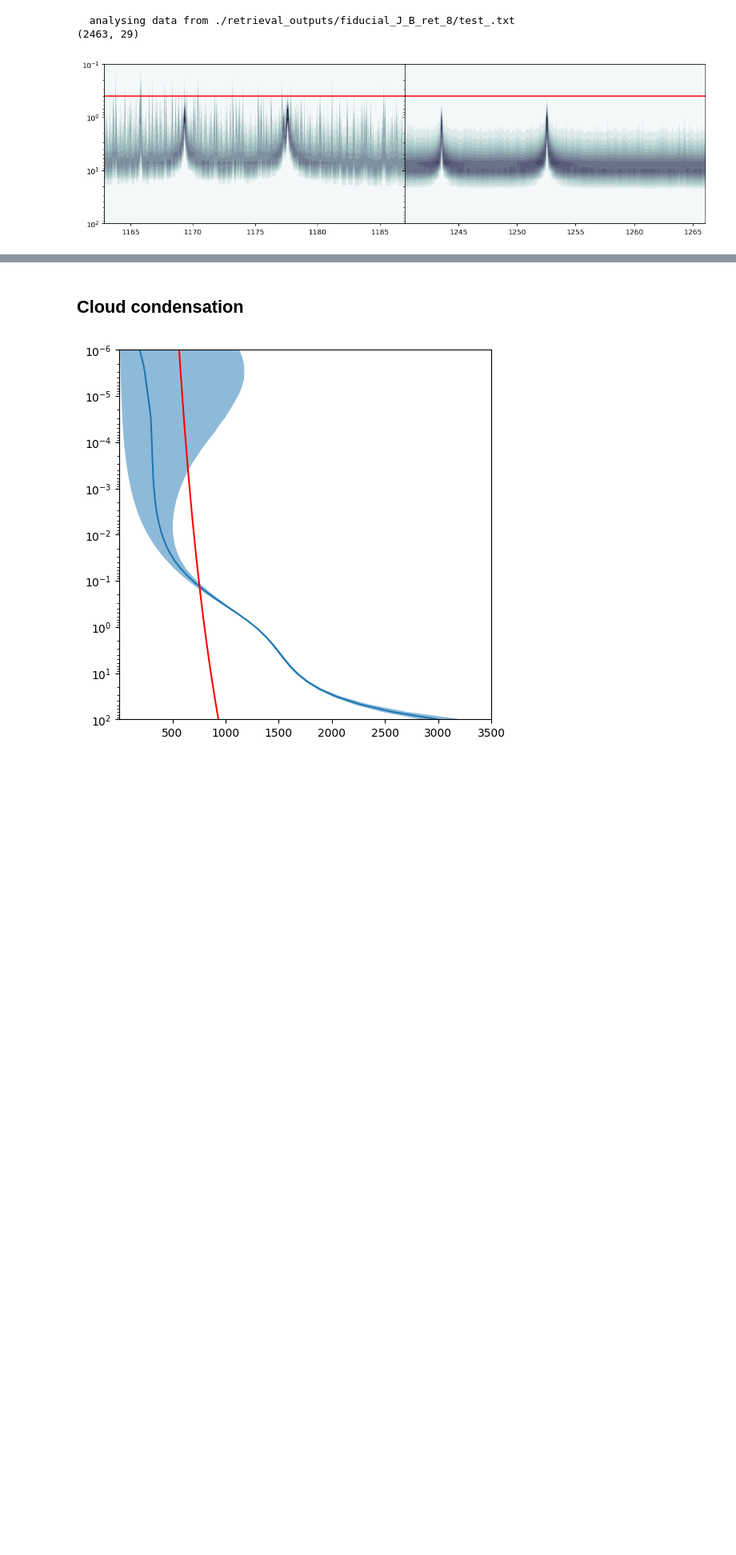
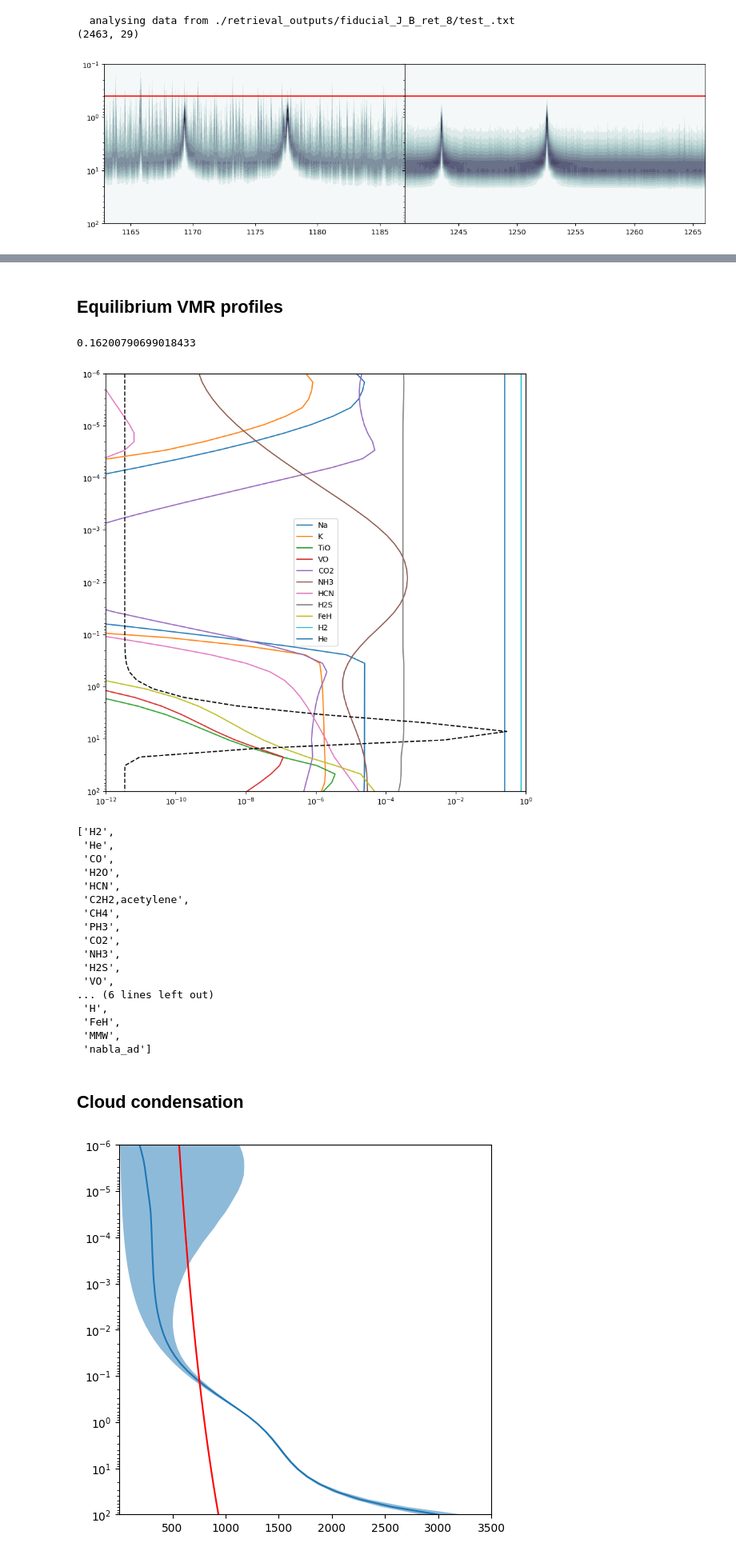
Before and after one commit to samderegt/retrieval_base, a Jupyter notebook: Luhman_16/test_K_lines.ipynb, the cells around one changed output, grey strips where cells are left out. Shown at 80% size. Saved outputs shown, nothing was run; the diff lists cells and outputs as text; code cells hidden in the pictures; blank space fills up the shorter version.

Commit message:
Implemented FastChem

```diff
--- a/Luhman_16/test_K_lines.ipynb
+++ b/Luhman_16/test_K_lines.ipynb
@@ -99,3 +121,51 @@ plt.show()
+# %% [markdown]
+## Equilibrium VMR profiles
+# %%
+from petitRADTRANS import poor_mans_nonequ_chem as pm
+
+pm_mass_fractions = pm.interpol_abundances(
+    0.55*np.ones_like(PT.pressure), 0.0*np.ones_like(PT.pressure),
+    PT.temperature, PT.pressure
+    )
+print(np.mean(pm_mass_fractions['CH4']*16 + pm_mass_fractions['CO']*28 + pm_mass_fractions['H2O']*18))
+
+fig, ax = plt.subplots(figsize=(10,10))
+
+for species in ['Na', 'K', 'TiO', 'VO', 'CO2', 'NH3', 'HCN', 'H2S', 'FeH', 'H2', 'He']:
+    ax.plot(pm_mass_fractions[species], PT.pressure, label=species)
+
+ax.legend()
+#ax.axhline(0.2, c='k', ls='--')
+
+ax_contr = ax.twiny()
+ax_contr.plot(pRT_atm.int_contr_em, PT.pressure, c='k', ls='--')
+ax_contr.set(xticks=[])
+
+ax.set(ylim=(1e-6,1e2), yscale='log', xlim=(1e-12,1e0), xscale='log')
+ax.invert_yaxis()
+plt.show()
+
+list(pm_mass_fractions.keys())
+# %% [output]
+0.16200790699018433
+[figure, added]
+['H2',
+ 'He',
+ 'CO',
+ 'H2O',
+ 'HCN',
+ 'C2H2,acetylene',
+ 'CH4',
+ 'PH3',
+ 'CO2',
+ 'NH3',
+ 'H2S',
+ 'VO',
+... (6 lines left out)
+ 'H',
+ 'FeH',
+ 'MMW',
+ 'nabla_ad']
 # %% [markdown]
 ## Cloud condensation
 # %%
```
Also changed, not shown: parts of 5 cells of this notebook, 15 other files.
